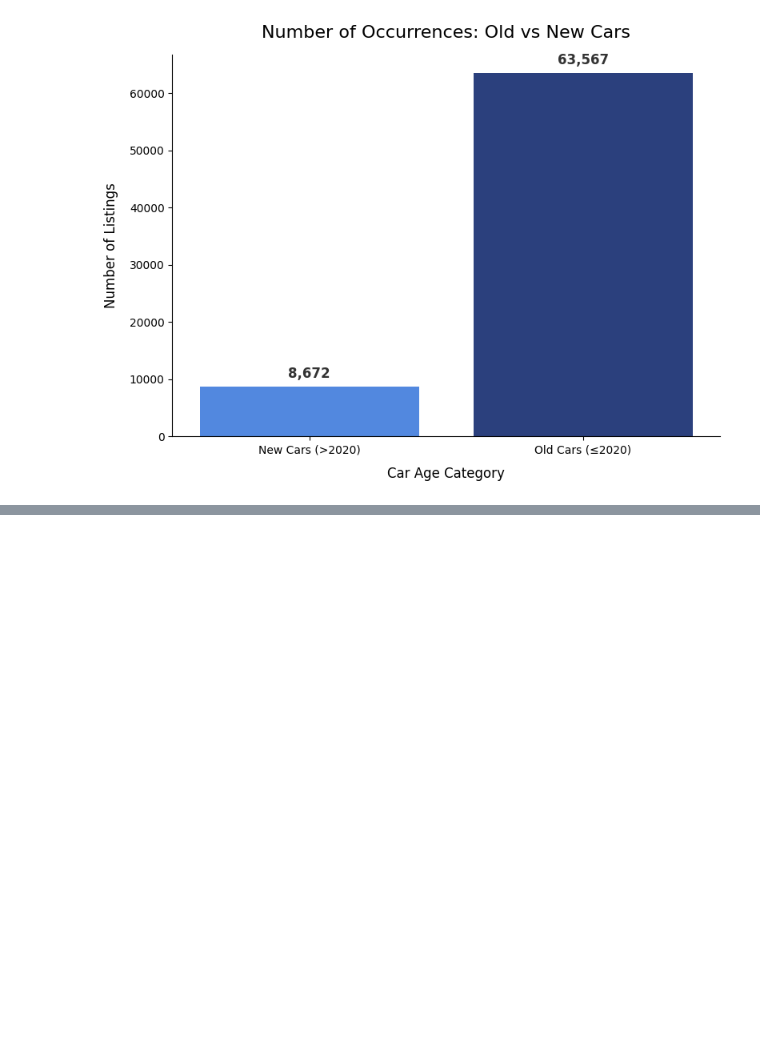
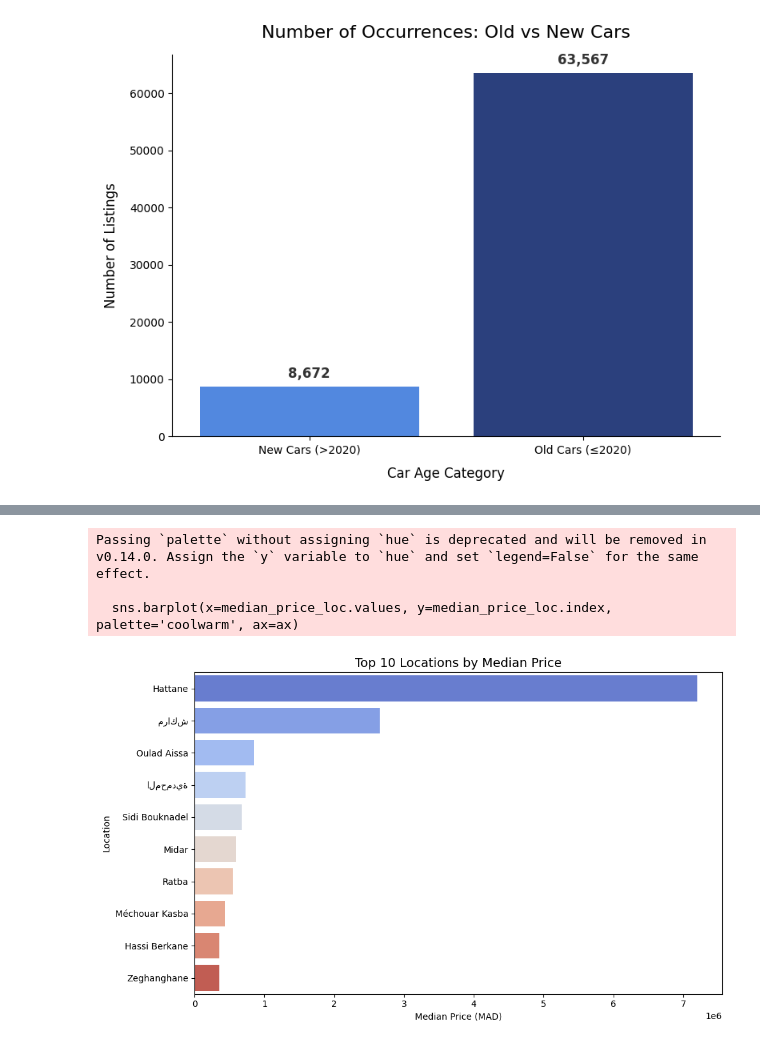
Before and after one commit to ahmed-bahlaoui/used_cars_dataset, a Jupyter notebook: notebook.ipynb, the cells around one changed output, grey strips where cells are left out. Drawn from its saved outputs; the diff is of its cells as text; code cells hidden in the pictures; blank space fills up the shorter version.

```diff
--- a/notebook.ipynb
+++ b/notebook.ipynb
@@ -569,0 +625,15 @@ Passing `palette` without assigning `hue` is deprecated and will be removed in v
+# %%
+# 12. Price by location (median)
+median_price_loc = df.groupby('Location')['Price'].median().sort_values(ascending=False).head(10)
+fig, ax = plt.subplots(figsize=(10,6))
+sns.barplot(x=median_price_loc.values, y=median_price_loc.index, palette='coolwarm', ax=ax)
+ax.set_title('Top 10 Locations by Median Price', fontsize=14)
+ax.set_xlabel('Median Price (MAD)')
+ax.set_ylabel('Location')
+plt.tight_layout()
+plt.show()
+# %% [output]
+Passing `palette` without assigning `hue` is deprecated and will be removed in v0.14.0. Assign the `y` variable to `hue` and set `legend=False` for the same effect.
+
+  sns.barplot(x=median_price_loc.values, y=median_price_loc.index, palette='coolwarm', ax=ax)
+[figure, added]
```
Also changed, not shown: parts of 19 cells of this notebook.
